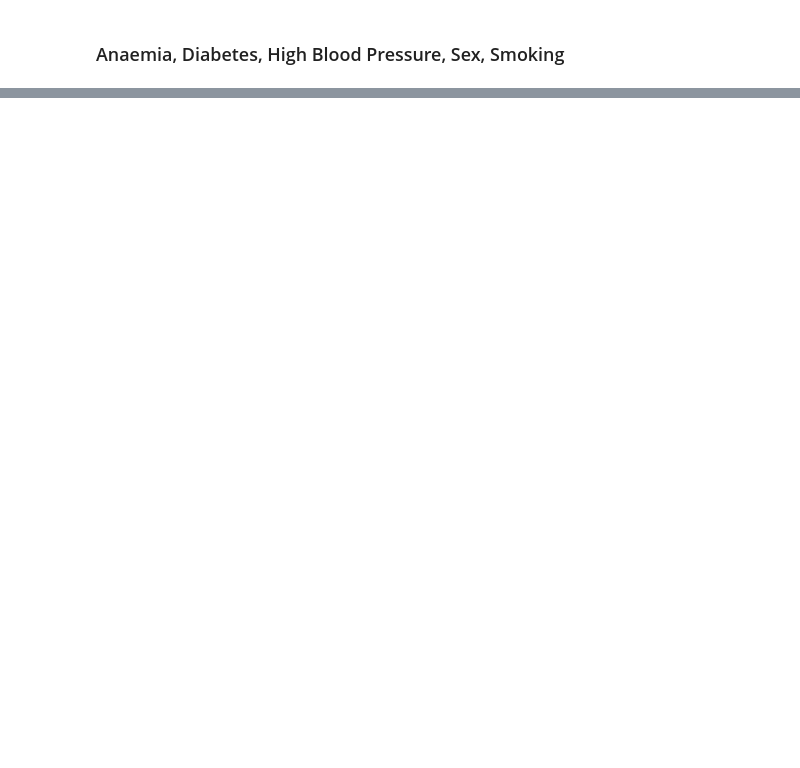
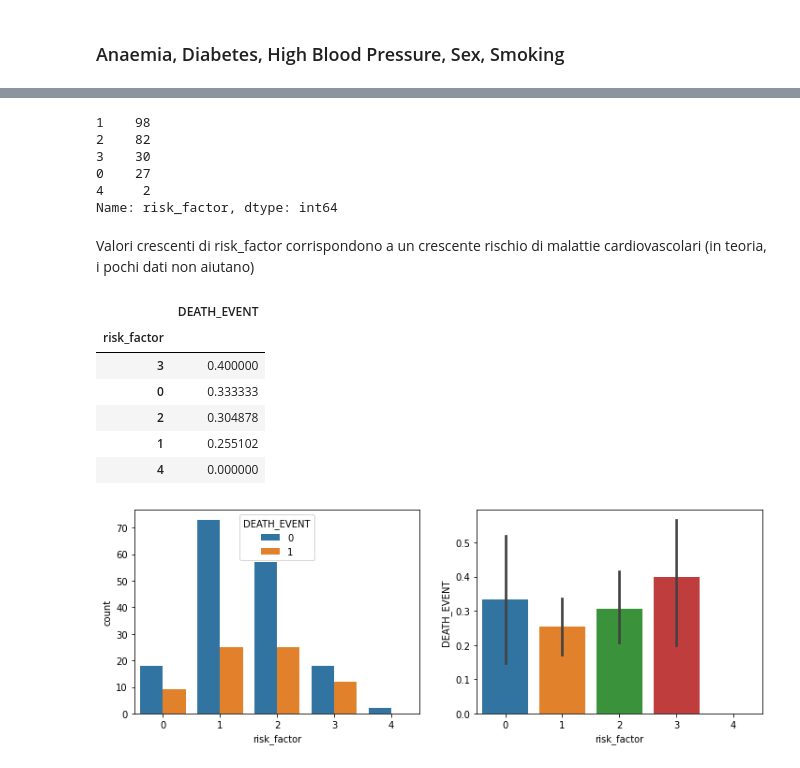
Before and after one commit to ale-pavel/exam-challenge-heart-disease, a Jupyter notebook: Challenge-Heart-Disease_preparation.ipynb, the cells around one changed output, grey strips where cells are left out. Cells and saved outputs as stored; diff of their text form; code cells hidden in the pictures; blank space fills up the shorter version.

```diff
--- a/Challenge-Heart-Disease_preparation.ipynb
+++ b/Challenge-Heart-Disease_preparation.ipynb
@@ -135,0 +156,2 @@ plt.ylabel('Frequenza', fontsize = 12);
+# %%
+boolean_features = ['anaemia', 'diabetes', 'high_blood_pressure', 'sex', 'smoking']
@@ -135,0 +179,2 @@ plt.ylabel('Frequenza', fontsize = 12);
+# %%
+boolean_features.remove('sex')
@@ -135,0 +190,29 @@ plt.ylabel('Frequenza', fontsize = 12);
+# %%
+patients['risk_factor'] = patients[boolean_features].sum(axis=1)
+patients['risk_factor'].value_counts()
+# %% [output]
+1    98
+2    82
+3    30
+0    27
+4     2
+Name: risk_factor, dtype: int64
+# %% [markdown]
+Valori crescenti di risk_factor corrispondono a un crescente rischio di malattie cardiovascolari (in teoria, i pochi dati non aiutano)
+# %%
+fig, ax = plt.subplots(1, 2, figsize=(12, 4))
+
+sns.countplot(x='risk_factor', hue='DEATH_EVENT', data=patients, ax=ax[0])
+patients[['risk_factor', 'DEATH_EVENT']].groupby(['risk_factor']).count().sort_values(by='DEATH_EVENT', ascending=False)
+
+sns.barplot(x='risk_factor', y='DEATH_EVENT', data=patients, ax=ax[1])
+patients[['risk_factor', 'DEATH_EVENT']].groupby(['risk_factor']).mean().sort_values(by='DEATH_EVENT', ascending=False)
+# %% [output]
+|  | DEATH_EVENT |
+| risk_factor |  |
+| 3 | 0.400000 |
+| 0 | 0.333333 |
+| 2 | 0.304878 |
+| 1 | 0.255102 |
+| 4 | 0.000000 |
+[figure, added]
```
Also changed, not shown: parts of 26 cells of this notebook, 1 other file.
